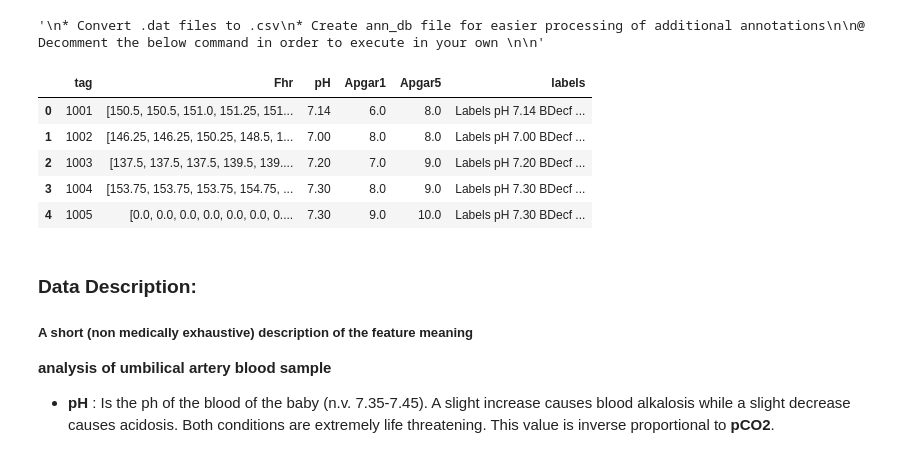
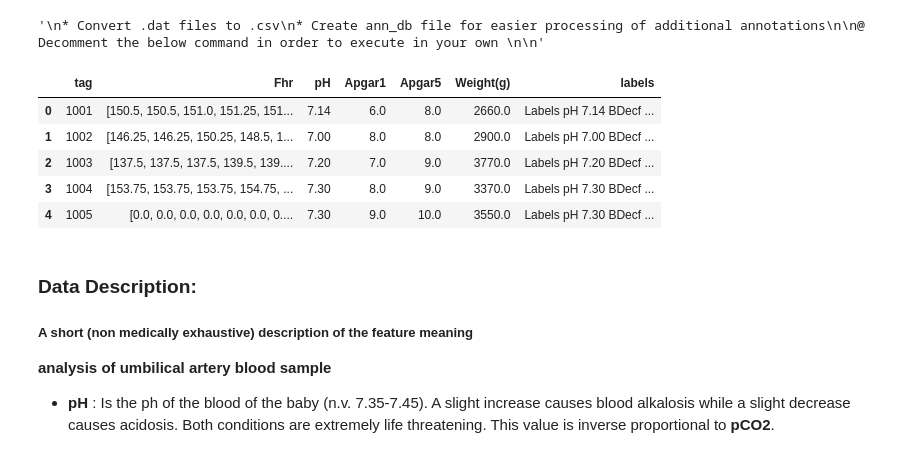
Before and after one commit to igeor/Cardiotocographic-Signal-Classification-based-on-Heart-Rate-Variability, a Jupyter notebook: report.ipynb, the cells around one changed output. Saved outputs shown, nothing was run; the diff lists cells and outputs as text; code cells hidden in the pictures.

```diff
--- a/report.ipynb
+++ b/report.ipynb
@@ -38,39 +40,40 @@ ann_db.head()
 """
 * Initialize dataframe which we will apply
     - methods for Heart Rate Variability (HRV) computation
     based on Fatal Heart Rate signals (FHR)
     - correlation and other types of analysis
 """
 
 def init_dataframe(path = "database/signals"):
     files = glob.glob(path + "/*.csv")
     data_frame = pd.DataFrame()
 
     for filename in files:
         name = re.sub("[^0-9]", "", filename)
         df = pd.read_csv(filename, index_col=None)
         data_frame = data_frame.append(
             {
                 'tag': name,
                 'Fhr': list(df['FHR']),
                 'pH': ann_db[name]['pH'],
                 'Apgar1': ann_db[name]['Apgar1'],
                 'Apgar5': ann_db[name]['Apgar5'],
+                'Weight(g)': ann_db[name]['Weight(g)'],
                 'labels': ann_db[name]
             },
             ignore_index=True
         )
     return data_frame
 
 df = init_dataframe()
 df.head()
 # %% [output]
-|  | tag | Fhr | pH | Apgar1 | Apgar5 | labels |
-| 0 | 1001 | [150.5, 150.5, 151.0, 151.25, 151... | 7.14 | 6.0 | 8.0 | Labels pH 7.14 BDecf ... |
-| 1 | 1002 | [146.25, 146.25, 150.25, 148.5, 1... | 7.00 | 8.0 | 8.0 | Labels pH 7.00 BDecf ... |
-| 2 | 1003 | [137.5, 137.5, 137.5, 139.5, 139.... | 7.20 | 7.0 | 9.0 | Labels pH 7.20 BDecf ... |
-| 3 | 1004 | [153.75, 153.75, 153.75, 154.75, ... | 7.30 | 8.0 | 9.0 | Labels pH 7.30 BDecf ... |
-| 4 | 1005 | [0.0, 0.0, 0.0, 0.0, 0.0, 0.0, 0.... | 7.30 | 9.0 | 10.0 | Labels pH 7.30 BDecf ... |
+|  | tag | Fhr | pH | Apgar1 | Apgar5 | Weight(g) | labels |
+| 0 | 1001 | [150.5, 150.5, 151.0, 151.25, 151... | 7.14 | 6.0 | 8.0 | 2660.0 | Labels pH 7.14 BDecf ... |
+| 1 | 1002 | [146.25, 146.25, 150.25, 148.5, 1... | 7.00 | 8.0 | 8.0 | 2900.0 | Labels pH 7.00 BDecf ... |
+| 2 | 1003 | [137.5, 137.5, 137.5, 139.5, 139.... | 7.20 | 7.0 | 9.0 | 3770.0 | Labels pH 7.20 BDecf ... |
+| 3 | 1004 | [153.75, 153.75, 153.75, 154.75, ... | 7.30 | 8.0 | 9.0 | 3370.0 | Labels pH 7.30 BDecf ... |
+| 4 | 1005 | [0.0, 0.0, 0.0, 0.0, 0.0, 0.0, 0.... | 7.30 | 9.0 | 10.0 | 3550.0 | Labels pH 7.30 BDecf ... |
 # %% [markdown]
 ### Data Description:
 ##### A short (non medically exhaustive) description of the feature meaning
```
Also changed, not shown: parts of 26 cells of this notebook, 5 other files.
